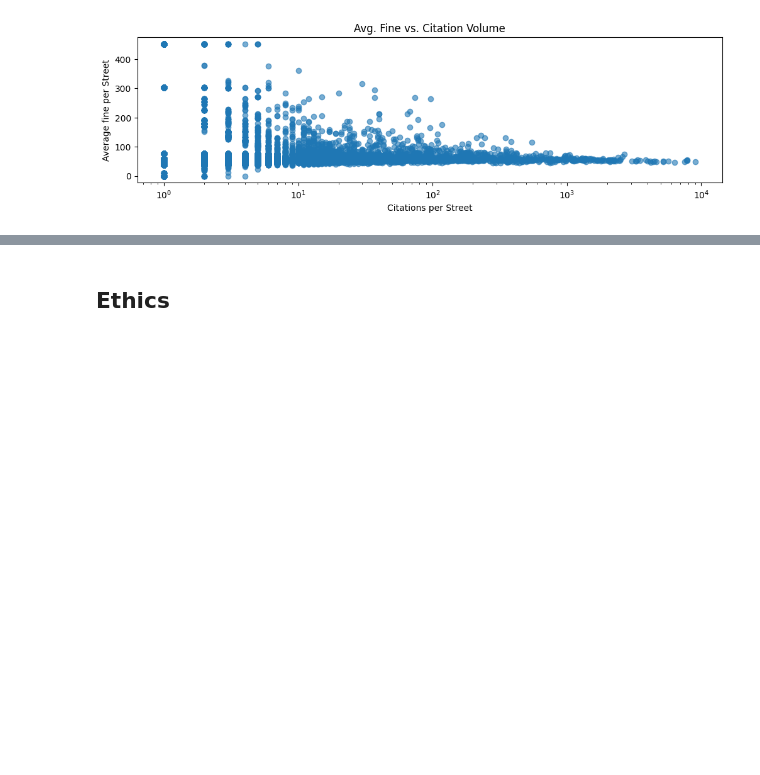
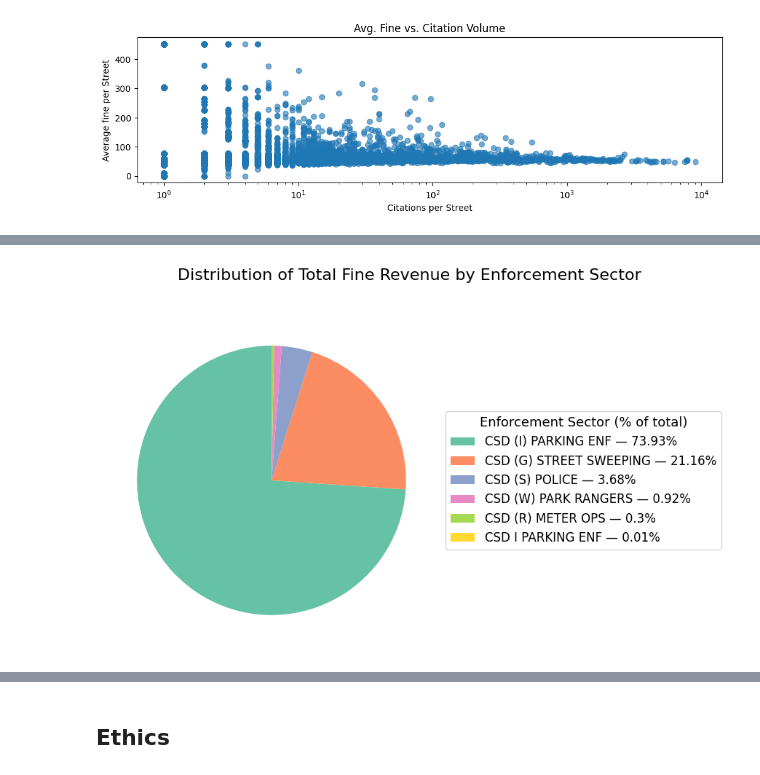
Before and after one commit to tobyzhan/Parking-Citation-Project, a Jupyter notebook: 02-EDACheckpoint.ipynb, the cells around one changed output, grey strips where cells are left out. Cells and saved outputs as stored; diff of their text form; code cells hidden in the pictures; blank space fills up the shorter version.

```diff
--- a/02-EDACheckpoint.ipynb
+++ b/02-EDACheckpoint.ipynb
@@ -432,0 +498,42 @@ some interpretation
+# %%
+# plot pie chart of fine revenue generated by sector
+sector_totals = citations.groupby('sector1')['vio_fine'].sum()
+
+sector_totals = sector_totals.sort_values(ascending=False)
+percentages = (sector_totals / sector_totals.sum() * 100).round(2)
+
+colors = plt.cm.Set2(range(len(sector_totals)))
+
+fig, ax6 = plt.subplots(figsize=(12, 6))
+
+wedges, texts = ax6.pie(
+    sector_totals.values,
+    startangle=90,
+    labels=None,
+    colors=colors
+)
+
+legend_labels = [
+    f"{label} — {pct}%"
+    for label, pct in zip(sector_totals.index, percentages)
+]
+
+ax6.legend(
+    wedges,
+    legend_labels,
+    title="Enforcement Sector (% of total)",
+    loc="center left",
+    bbox_to_anchor=(1, 0.5),
+    fontsize=12,
+    title_fontsize=13
+)
+
+fig.suptitle(
+    'Distribution of Total Fine Revenue by Enforcement Sector',
+    fontsize=16,
+    x=0.67
+)
+
+plt.show()
+# %% [output]
+[figure, added]
```
Also changed, not shown: parts of 24 cells of this notebook.
